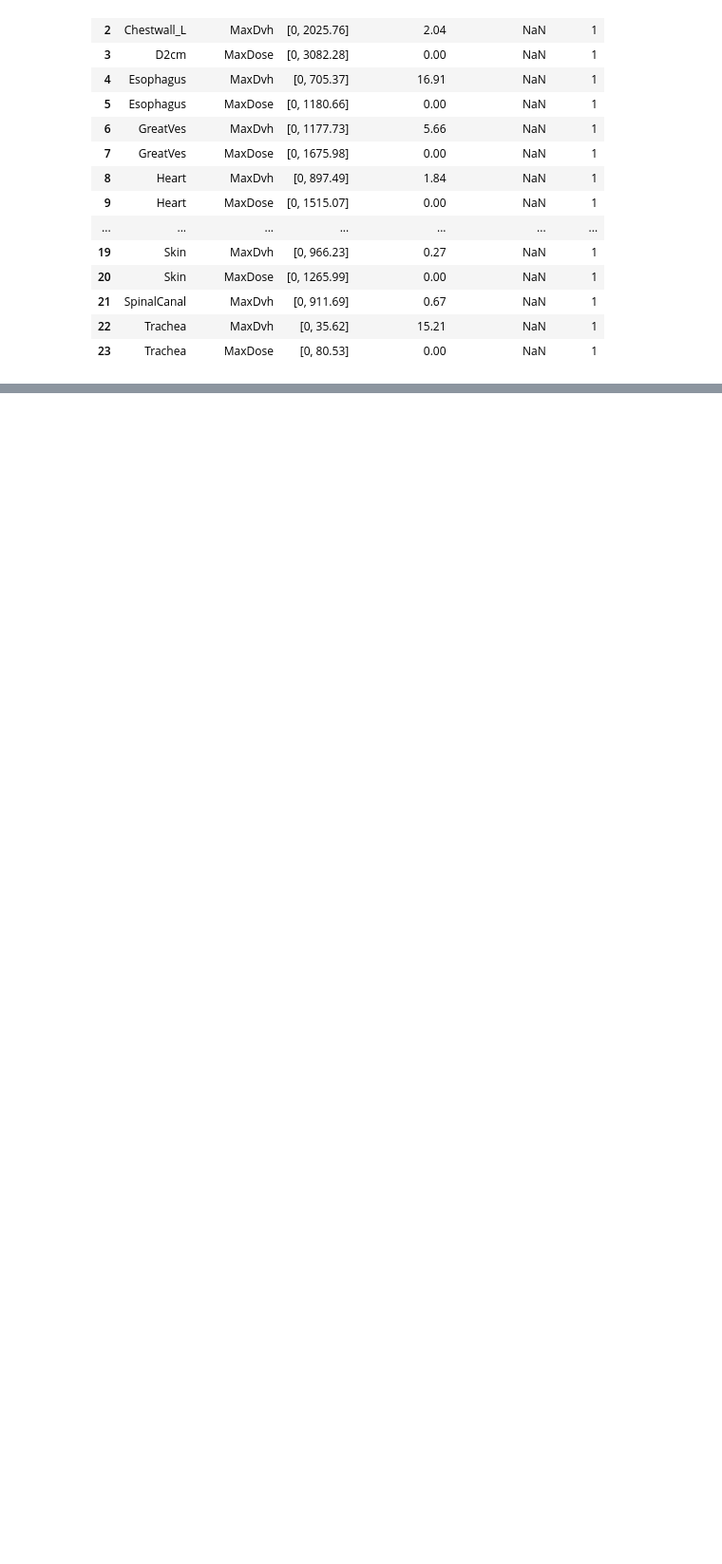
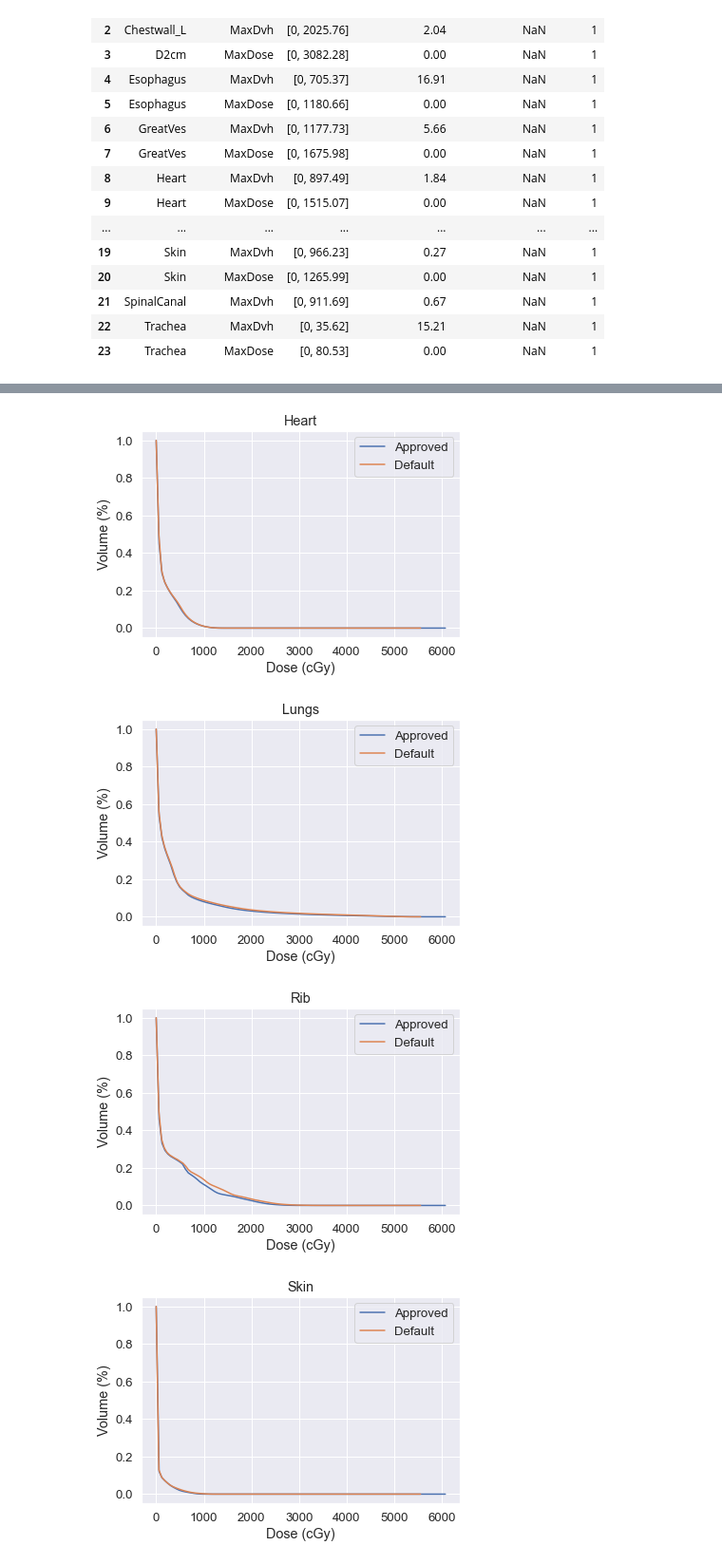
Before and after one commit to kels271828/RayBay, a Jupyter notebook: results/SBRT_lung_minsun/default/view_results.ipynb, the cells around one changed output, grey strips where cells are left out. Shown: that part at 95% size. Saved outputs shown, nothing was run; the diff lists cells and outputs as text; code cells hidden in the pictures; blank space fills up the shorter version.

```diff
--- a/results/SBRT_lung_minsun/default/view_results.ipynb
+++ b/results/SBRT_lung_minsun/default/view_results.ipynb
@@ -124,0 +125,16 @@ result.dvhplot()
+# %%
+# Compare to approved plan
+approved = np.load('../approved/result', allow_pickle=True)
+for roi in result.roi_list:
+    plt.figure()
+    plt.plot(approved.dvh_dict['Dose'], approved.dvh_dict[roi])
+    plt.plot(result.dvh_dict['Dose'], result.dvh_dict[roi])
+    plt.xlabel('Dose (cGy)')
+    plt.ylabel('Volume (%)')
+    plt.title(roi)
+    plt.legend(['Approved', 'Default'], bbox_to_anchor=(1, 1))
+# %% [output]
+[figure, added]
+[figure, added]
+[figure, added]
+[figure, added]
```
Also changed, not shown: parts of 2 cells of this notebook, 4 other files.
